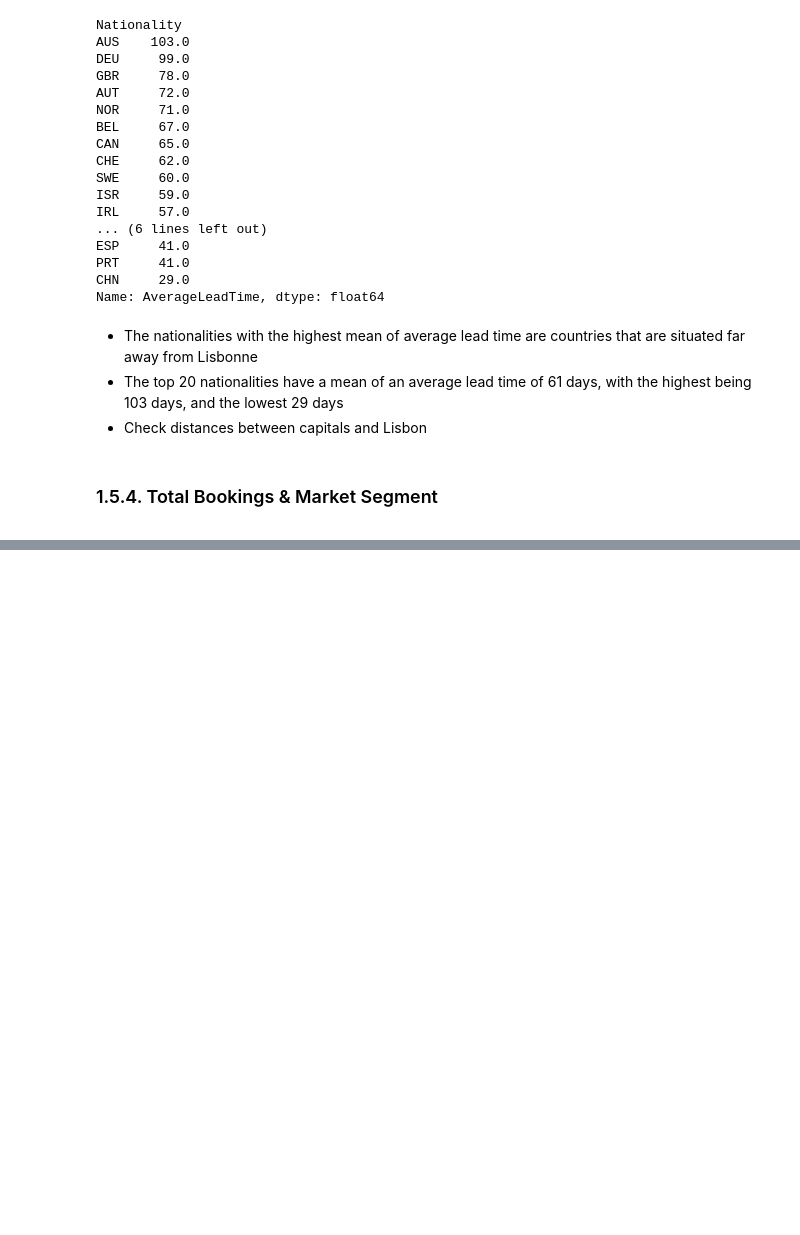
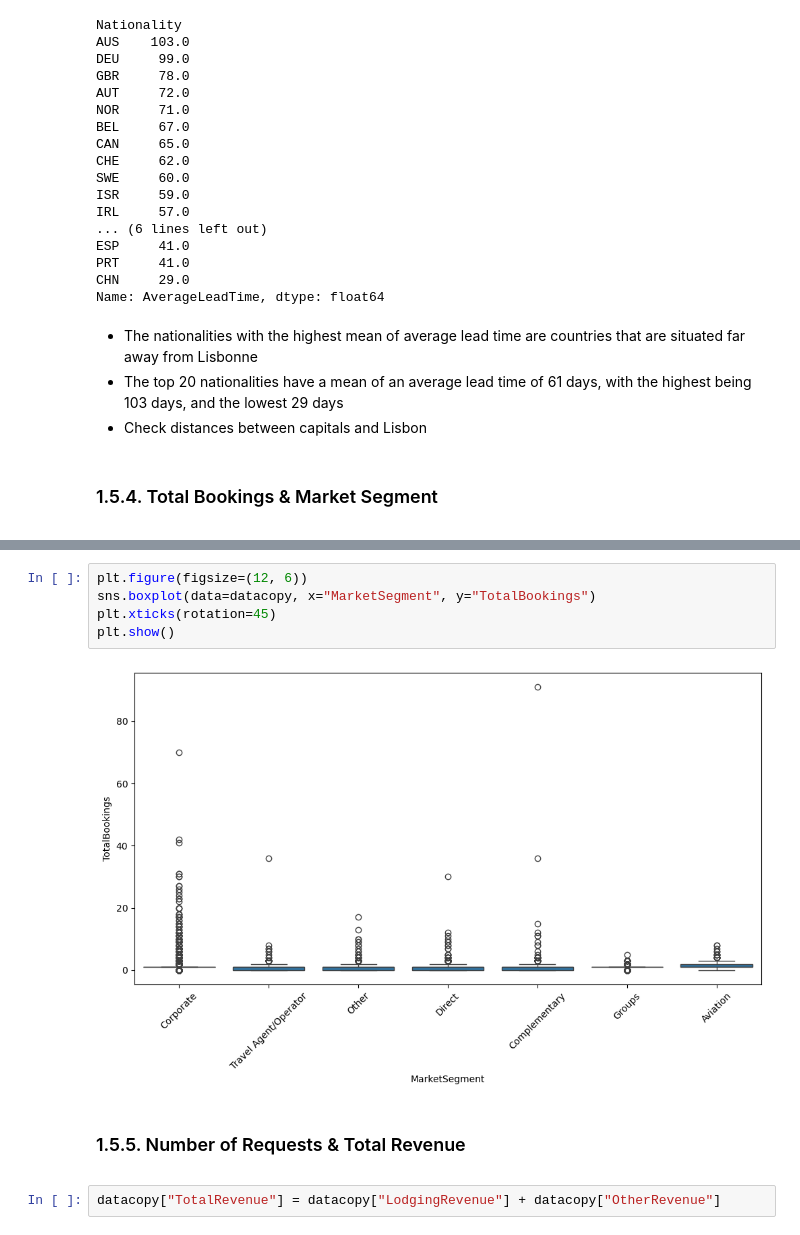
Before and after one commit to RubenCMarques/Hotel-Customer-Segmentation, a Jupyter notebook: Notebooks/Chloe_workspace.ipynb, the cells around one changed output, grey strips where cells are left out. Saved outputs shown, nothing was run; the diff lists cells and outputs as text; blank space fills up the shorter version.

```diff
--- a/Notebooks/Chloe_workspace.ipynb
+++ b/Notebooks/Chloe_workspace.ipynb
@@ -1179,0 +1192,15 @@ Name: AverageLeadTime, dtype: float64
+# %%
+plt.figure(figsize=(12, 6))
+sns.boxplot(data=datacopy, x="MarketSegment", y="TotalBookings")
+plt.xticks(rotation=45)
+plt.show()
+# %% [output]
+[figure, added]
+# %% [markdown]
+<a class="anchor" id="sub-section-1_5_5">
+
+### 1.5.5. Number of Requests & Total Revenue
+
+</a>
+# %%
+datacopy["TotalRevenue"] = datacopy["LodgingRevenue"] + datacopy["OtherRevenue"]
```
Also changed, not shown: parts of 11 cells of this notebook.
